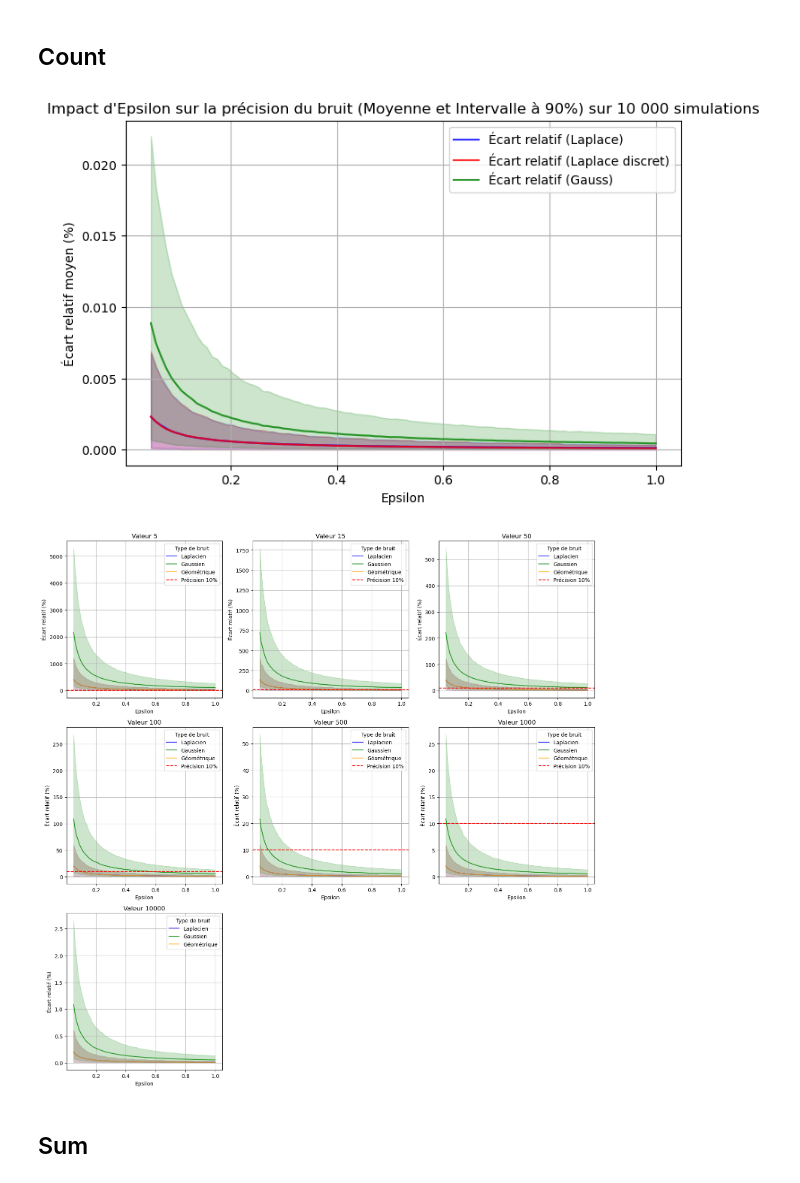
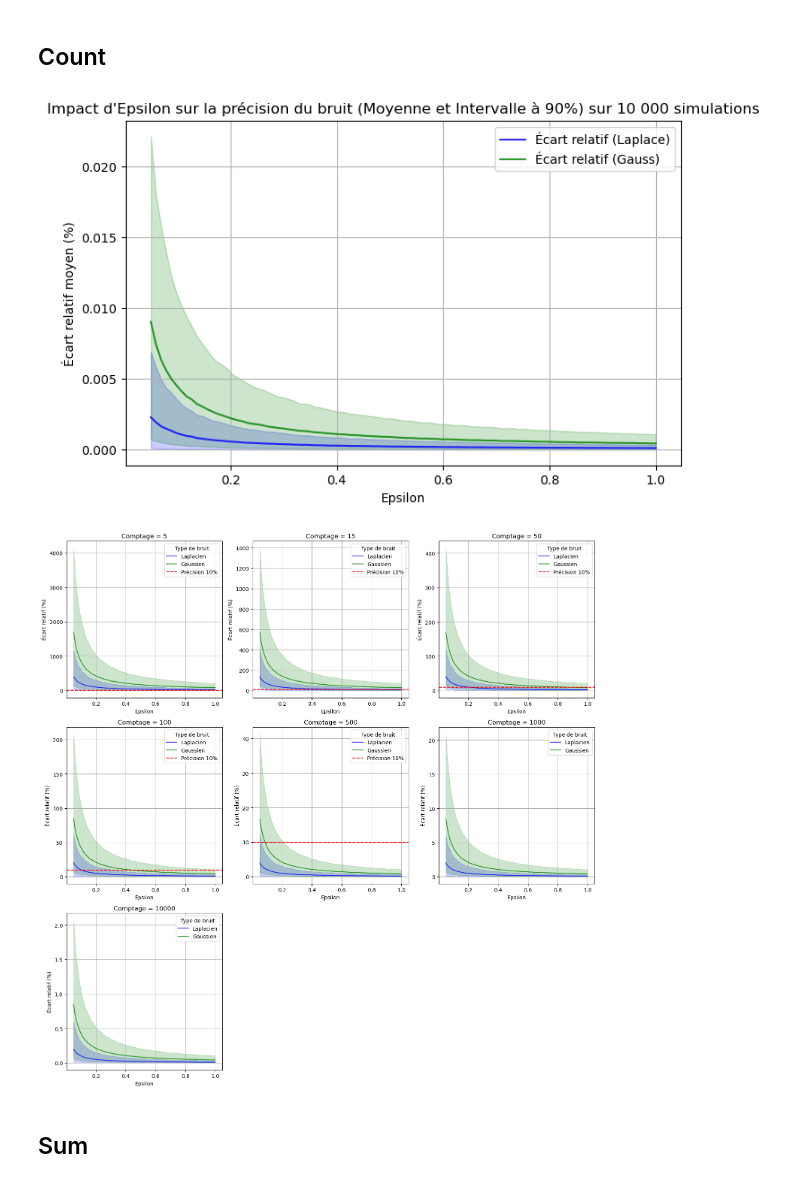
Before and after one commit to InseeFrLab/diff-privacy, a Jupyter notebook: Didacticiel.ipynb, the cells around one changed output. Cells and saved outputs as stored; diff of their text form; code cells hidden in the pictures.

Commit message:
on commence à ajouter des graphiques

```diff
--- a/Didacticiel.ipynb
+++ b/Didacticiel.ipynb
@@ -233,36 +216,36 @@ precision_gauss_all = np.array([compute_relative_error(true_value, noisy_values_
 lower_laplace = np.percentile(precision_laplace_all, 5, axis=0)
 upper_laplace = np.percentile(precision_laplace_all, 95, axis=0)
 
 lower_geom = np.percentile(precision_geom_all, 5, axis=0)
 upper_geom = np.percentile(precision_geom_all, 95, axis=0)
 
 lower_gauss = np.percentile(precision_gauss_all, 5, axis=0)
 upper_gauss = np.percentile(precision_gauss_all, 95, axis=0)
 
 # Calcul de la moyenne pour chaque epsilon
 mean_laplace = np.mean(precision_laplace_all, axis=0)
 mean_geom = np.mean(precision_geom_all, axis=0)
 mean_gauss = np.mean(precision_gauss_all, axis=0)
 
 # Tracé du graphique
 plt.figure(figsize=(8, 5))
 plt.plot(epsilon_values, mean_laplace, label="Écart relatif (Laplace)", color='blue', linestyle='-', alpha=0.8)
-plt.plot(epsilon_values, mean_geom, label="Écart relatif (Laplace discret)", color='red', linestyle='-', alpha=0.8)
+#plt.plot(epsilon_values, mean_geom, label="Écart relatif (Laplace discret)", color='red', linestyle='-', alpha=0.8)
 plt.plot(epsilon_values, mean_gauss, label="Écart relatif (Gauss)", color='green', linestyle='-', alpha=0.8)
 
 # Ajout des intervalles de confiance à 90%
 plt.fill_between(epsilon_values, lower_laplace, upper_laplace, color='blue', alpha=0.2)
-plt.fill_between(epsilon_values, lower_geom, upper_geom, color='red', alpha=0.2)
+#plt.fill_between(epsilon_values, lower_geom, upper_geom, color='red', alpha=0.2)
 plt.fill_between(epsilon_values, lower_gauss, upper_gauss, color='green', alpha=0.2)
 
 plt.xlabel("Epsilon")
 plt.ylabel("Écart relatif moyen (%)")
 plt.title("Impact d'Epsilon sur la précision du bruit (Moyenne et Intervalle à 90%) sur 10 000 simulations")
 plt.legend()
 plt.grid()
 plt.show()
 # %% [output]
-[figure, old version]
+[figure, new version]
 # %%
 # Paramètres de simulation
 specific_values = [5, 15, 50, 100, 500, 1000, 10000]
@@ -288,7 +271,7 @@ for i, value in enumerate(specific_values):
 
     # Calcul des valeurs bruitées pour chaque mécanisme sur plusieurs répétitions
     noisy_values_laplace_all = np.array([[round(laplace_mech(value, 1, eps)) for eps in epsilon_values] for _ in range(n_repeats)])
-    noisy_values_gauss_all = np.array([[gaussian_mech(value, 1, eps, delta=1e-10) for eps in epsilon_values] for _ in range(n_repeats)])
+    noisy_values_gauss_all = np.array([[gaussian_mech(value, 1, eps, delta=1e-6) for eps in epsilon_values] for _ in range(n_repeats)])
     noisy_values_geo_all = np.array([[round(geometric_mech(value, 1, eps)) for eps in epsilon_values] for _ in range(n_repeats)])
 
     # Calcul des écarts relatifs
@@ -314,12 +297,12 @@ for i, value in enumerate(specific_values):
     # Tracé des courbes de précision et des intervalles de confiance
     ax.plot(epsilon_values, mean_laplace, label="Laplacien", color='blue', alpha=0.8)
     ax.plot(epsilon_values, mean_gauss, label="Gaussien", color='green', alpha=0.8)
-    ax.plot(epsilon_values, mean_geo, label="Géométrique", color='orange', alpha=0.8)
+    #ax.plot(epsilon_values, mean_geo, label="Géométrique", color='orange', alpha=0.8)
 
     # Ajouter les intervalles de confiance à 90%
     ax.fill_between(epsilon_values, lower_laplace, upper_laplace, color='blue', alpha=0.2)
     ax.fill_between(epsilon_values, lower_gauss, upper_gauss, color='green', alpha=0.2)
-    ax.fill_between(epsilon_values, lower_geo, upper_geo, color='orange', alpha=0.2)
+    #ax.fill_between(epsilon_values, lower_geo, upper_geo, color='orange', alpha=0.2)
 
     # Ajouter la ligne horizontale à 10% si nécessaire
     if max(mean_laplace) >= 10 or max(mean_gauss) >= 10 or max(mean_geo) >= 10:
@@ -328,7 +311,7 @@ for i, value in enumerate(specific_values):
     # Détails du graphique
     ax.set_xlabel("Epsilon")
     ax.set_ylabel("Écart relatif (%)")
-    ax.set_title(f"Valeur {value}")
+    ax.set_title(f"Comptage = {value}")
     ax.legend(title="Type de bruit")
     ax.grid()
 
@@ -340,7 +323,7 @@ for j in range(n_plots, len(axes)):
 plt.tight_layout()
 plt.show()
 # %% [output]
-[figure, old version]
+[figure, new version]
 # %% [markdown]
 ## Sum
 # %%
```
Also changed, not shown: parts of 8 cells of this notebook, 1 other file.
